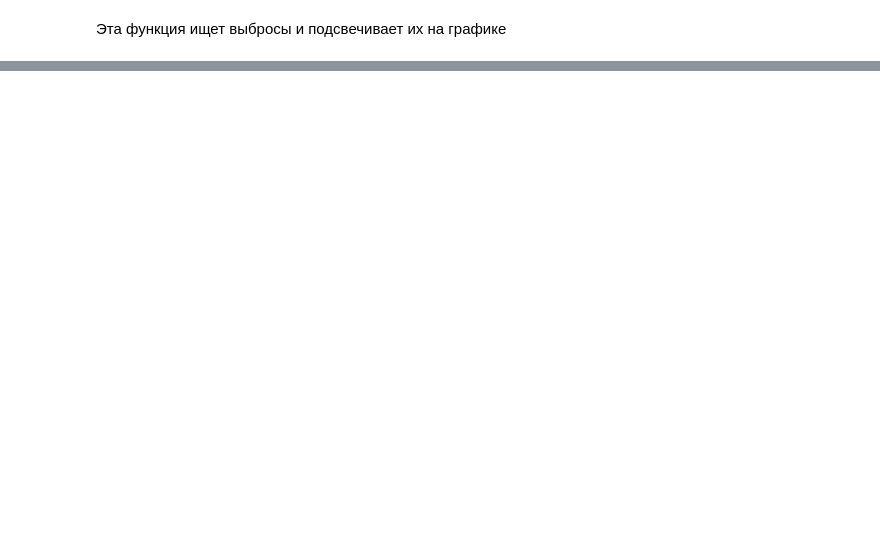
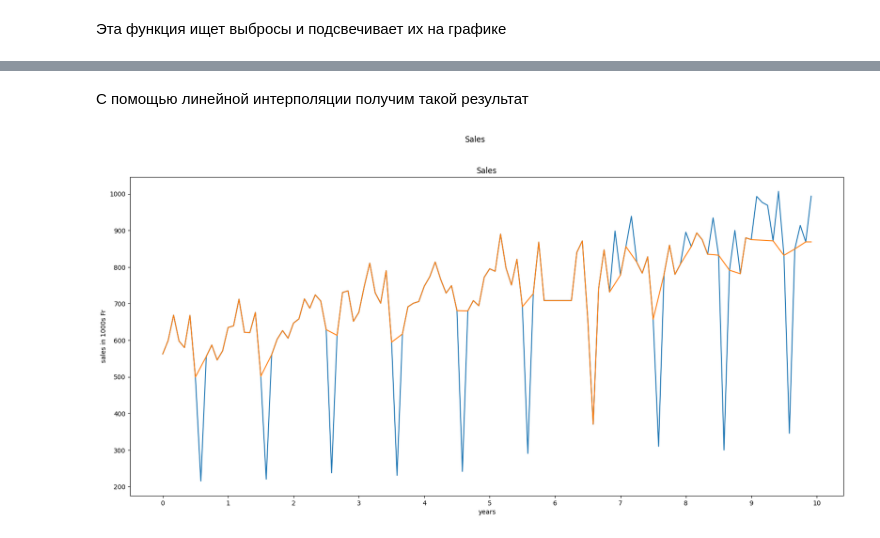
Before and after one commit to alexvilno/PSU_TIMESERIES, a Jupyter notebook: homework4/homework.ipynb, the cells around one changed output, grey strips where cells are left out. Saved outputs shown, nothing was run; the diff lists cells and outputs as text; code cells hidden in the pictures; blank space fills up the shorter version.

```diff
--- a/homework4/homework.ipynb
+++ b/homework4/homework.ipynb
@@ -379,0 +415,18 @@ find_outliers(sales_df, 'x', 0.1)
+# %%
+sales_clean = remove_outliers(
+    dataframe=sales_df,
+    target_index='x',
+    perc=0.17
+)
+
+fig, axs = plt.subplots(1,1,figsize=(20,9))
+fig.suptitle('Sales')
+plot_assignation(
+    axp=axs,
+    data=sales_clean["x"],
+    xlabel="years",
+    ylabel="sales in 1000s Fr",
+    title1="Sales",
+    periods=period
+)
+axs.plot(sales_clean['x'])
@@ -379,0 +437,17 @@ find_outliers(sales_df, 'x', 0.1)
+# %% [markdown]
+С помощью линейной интерполяции получим такой результат
+# %%
+sales_clean = sales_clean.interpolate(method="linear")
+fig, axs = plt.subplots(1,1,figsize=(20,9))
+fig.suptitle('Sales')
+axs.plot(sales_df['x'])
+plot_assignation(
+    axp=axs,
+    data=sales_clean["x"],
+    xlabel="years",
+    ylabel="sales in 1000s Fr",
+    title1="Sales",
+    periods=period
+)
+# %% [output]
+[figure, added]
```
Also changed, not shown: parts of 11 cells of this notebook.
